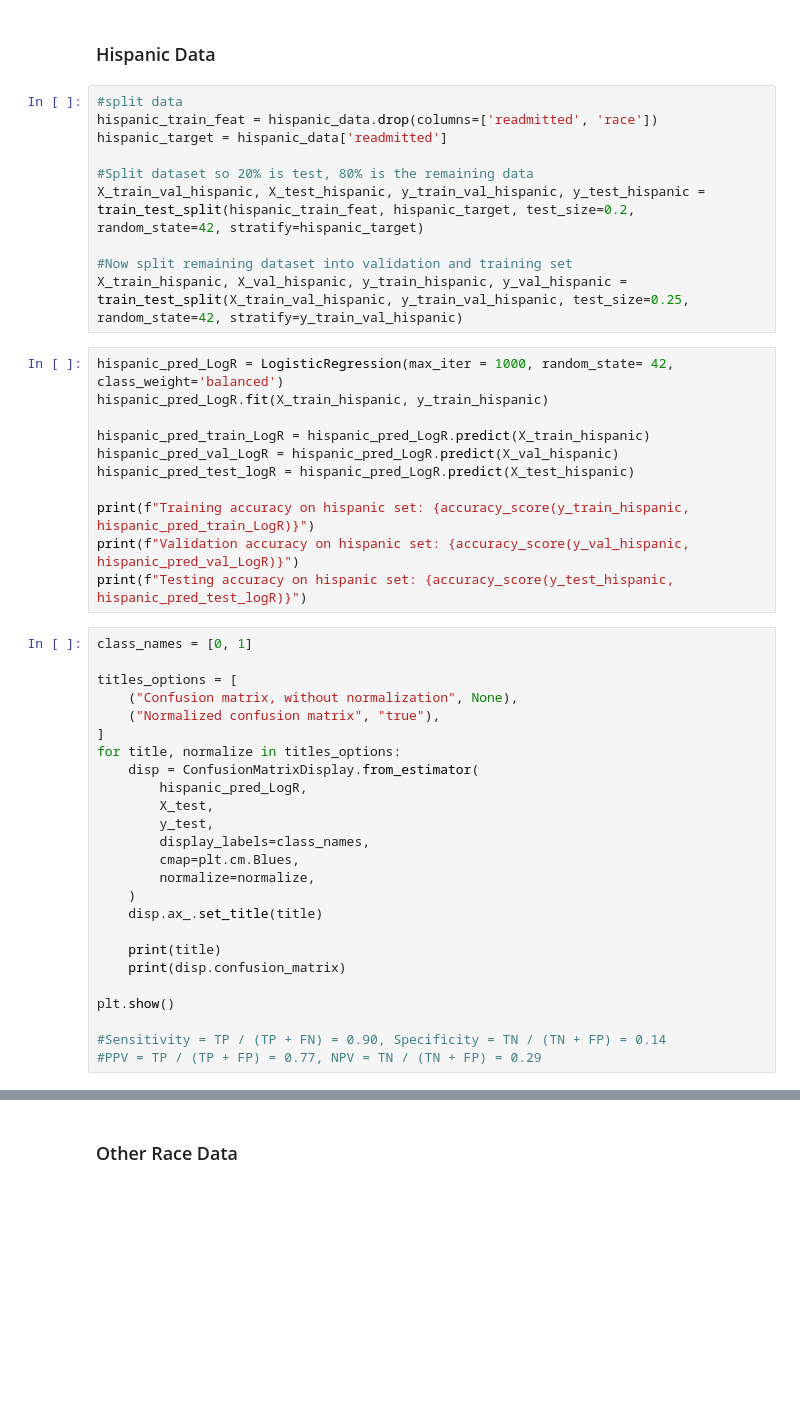
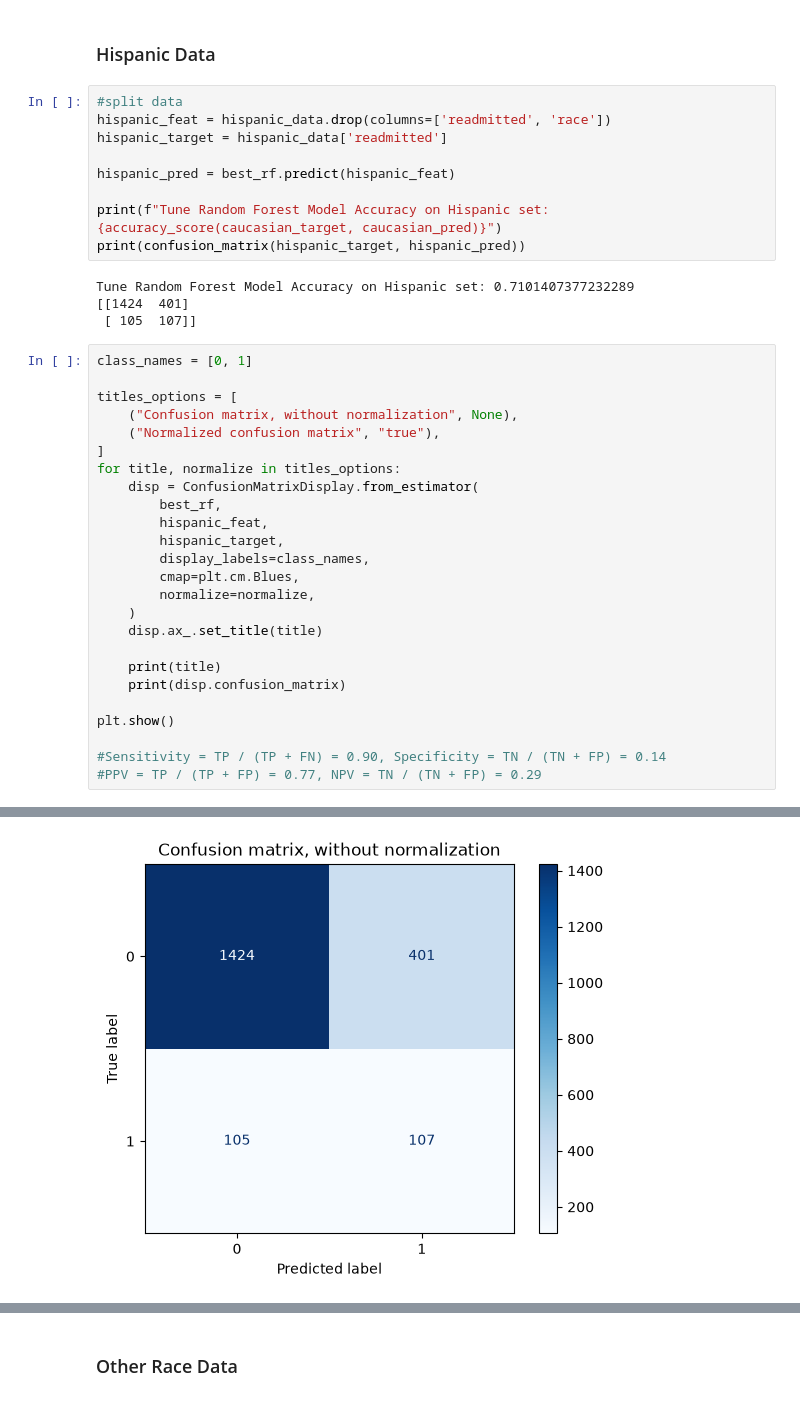
Before and after one commit to benly03/Hospital_readmission, a Jupyter notebook: Hospital_Readmission.ipynb, the cells around one changed output, grey strips where cells are left out. Drawn from its saved outputs; the diff is of its cells as text; blank space fills up the shorter version.

```diff
--- a/Hospital_Readmission.ipynb
+++ b/Hospital_Readmission.ipynb
@@ -932,26 +975,18 @@ plt.show()
 # %% [markdown]
 ### Hispanic Data
-# %%
-#split data
-hispanic_train_feat = hispanic_data.drop(columns=['readmitted', 'race'])
-hispanic_target = hispanic_data['readmitted']
-
-#Split dataset so 20% is test, 80% is the remaining data
-X_train_val_hispanic, X_test_hispanic, y_train_val_hispanic, y_test_hispanic = train_test_split(hispanic_train_feat, hispanic_target, test_size=0.2, random_state=42, stratify=hispanic_target)
-
-#Now split remaining dataset into validation and training set
-X_train_hispanic, X_val_hispanic, y_train_hispanic, y_val_hispanic = train_test_split(X_train_val_hispanic, y_train_val_hispanic, test_size=0.25, random_state=42, stratify=y_train_val_hispanic)
-# %%
-hispanic_pred_LogR = LogisticRegression(max_iter = 1000, random_state= 42, class_weight='balanced')
-hispanic_pred_LogR.fit(X_train_hispanic, y_train_hispanic)
-
-hispanic_pred_train_LogR = hispanic_pred_LogR.predict(X_train_hispanic)
-hispanic_pred_val_LogR = hispanic_pred_LogR.predict(X_val_hispanic)
-hispanic_pred_test_logR = hispanic_pred_LogR.predict(X_test_hispanic)
-
-print(f"Training accuracy on hispanic set: {accuracy_score(y_train_hispanic, hispanic_pred_train_LogR)}")
-print(f"Validation accuracy on hispanic set: {accuracy_score(y_val_hispanic, hispanic_pred_val_LogR)}")
-print(f"Testing accuracy on hispanic set: {accuracy_score(y_test_hispanic, hispanic_pred_test_logR)}")
+# %%
+#split data
+hispanic_feat = hispanic_data.drop(columns=['readmitted', 'race'])
+hispanic_target = hispanic_data['readmitted']
+
+hispanic_pred = best_rf.predict(hispanic_feat)
+
+print(f"Tune Random Forest Model Accuracy on Hispanic set: {accuracy_score(caucasian_target, caucasian_pred)}")
+print(confusion_matrix(hispanic_target, hispanic_pred))
+# %% [output]
+Tune Random Forest Model Accuracy on Hispanic set: 0.7101407377232289
+[[1424  401]
+ [ 105  107]]
 # %%
 class_names = [0, 1]
 
@@ -961,9 +996,9 @@ titles_options = [
 ]
 for title, normalize in titles_options:
     disp = ConfusionMatrixDisplay.from_estimator(
-        hispanic_pred_LogR,
-        X_test,
-        y_test,
+        best_rf,
+        hispanic_feat,
+        hispanic_target,
         display_labels=class_names,
         cmap=plt.cm.Blues,
         normalize=normalize,
@@ -977,3 +1012,4 @@ plt.show()
 
 #Sensitivity = TP / (TP + FN) = 0.90, Specificity = TN / (TN + FP) = 0.14
 #PPV = TP / (TP + FP) = 0.77, NPV = TN / (TN + FP) = 0.29
+# %% [output]
@@ -979,0 +1022 @@ plt.show()
+[figure, added]
```
Also changed, not shown: parts of 29 cells of this notebook.
